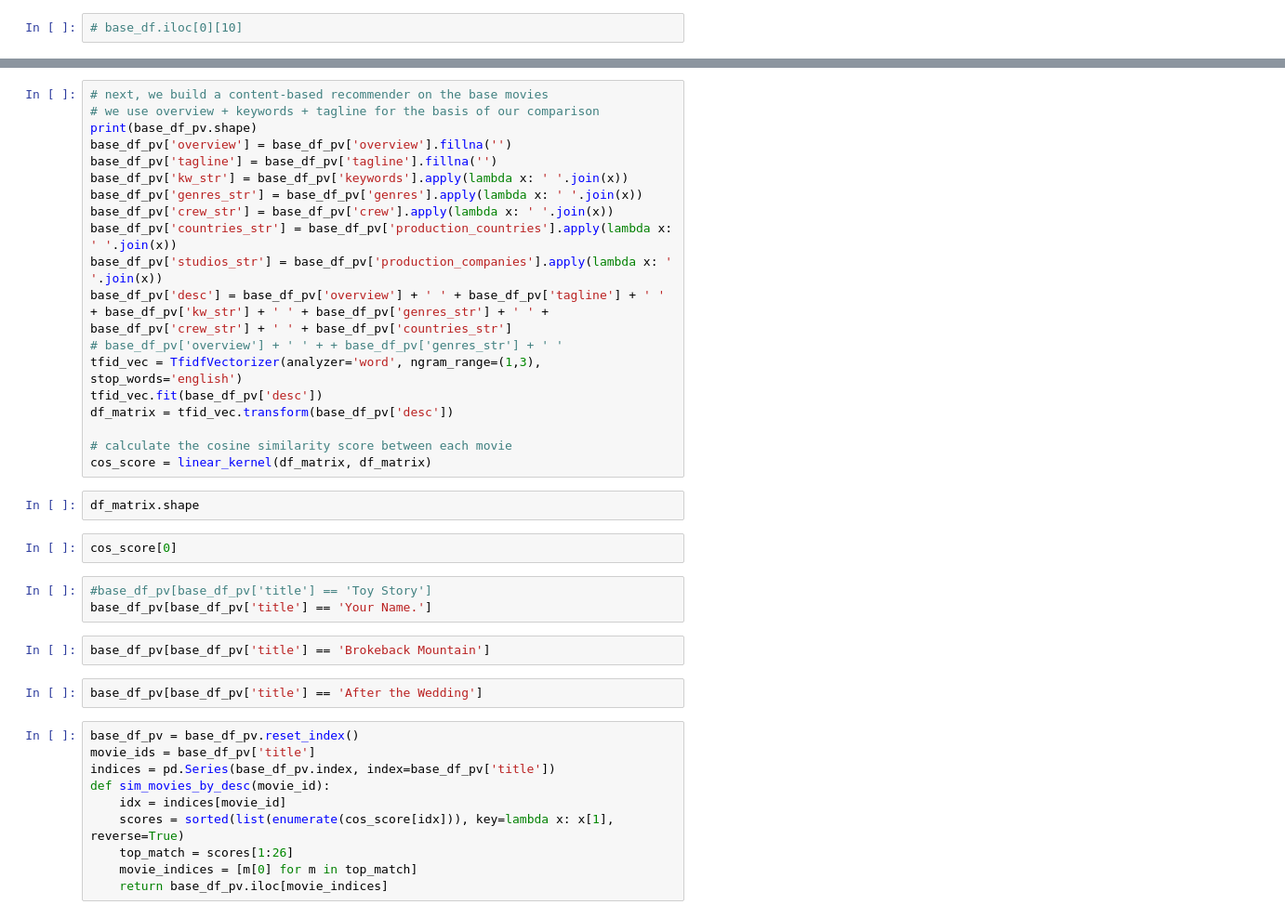
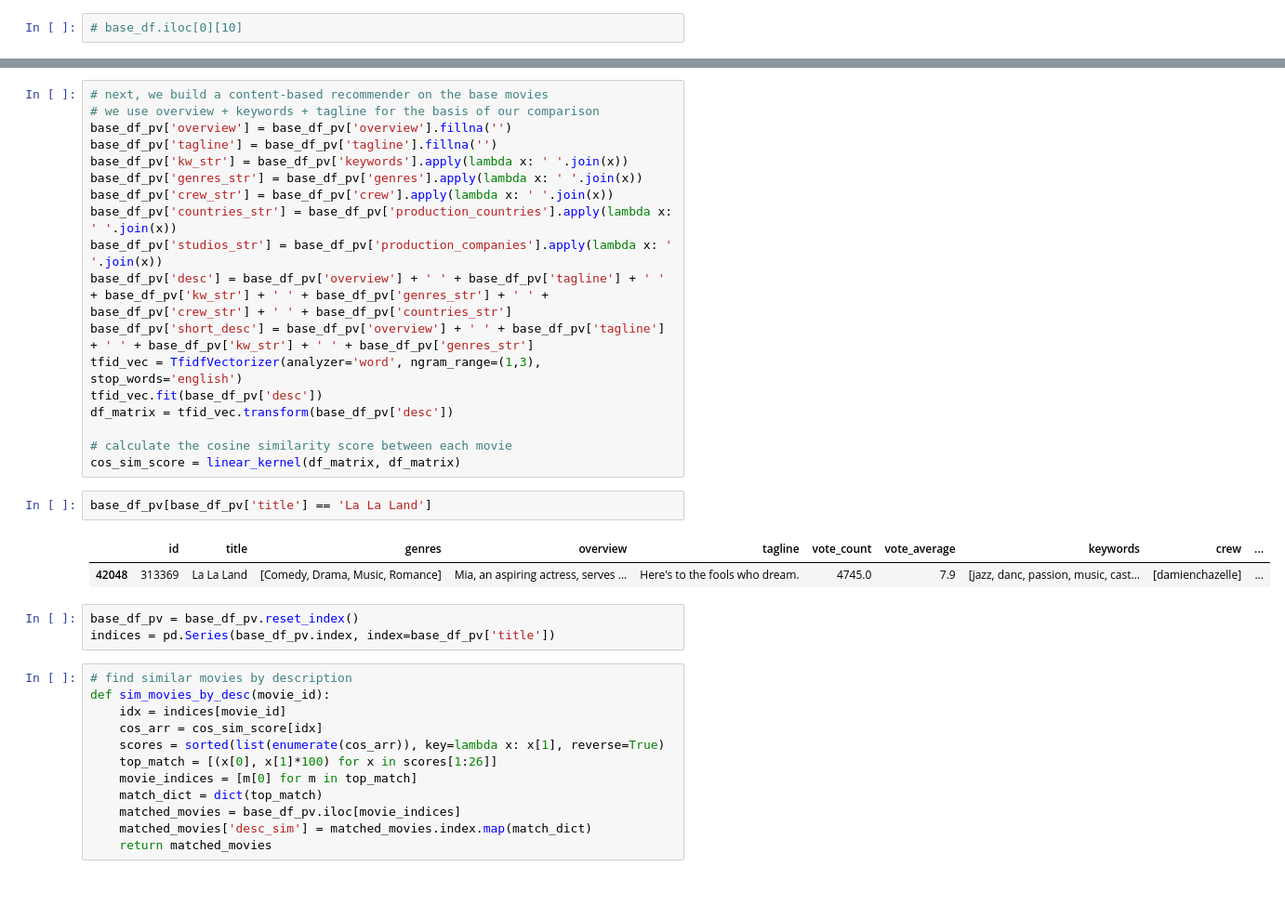
Before and after one commit to Cadey-chen/movie_recommender, a Jupyter notebook: movie_recommender.ipynb, the cells around one changed output, grey strips where cells are left out. Shown: that part at 93% size. Saved outputs shown, nothing was run; the diff lists cells and outputs as text; blank space fills up the shorter version.

```diff
--- a/movie_recommender.ipynb
+++ b/movie_recommender.ipynb
@@ -137,7 +220,6 @@ movies_by_genre('Romance', 'ratings').head(10)
 # %%
 # next, we build a content-based recommender on the base movies
 # we use overview + keywords + tagline for the basis of our comparison
-print(base_df_pv.shape)
 base_df_pv['overview'] = base_df_pv['overview'].fillna('')
 base_df_pv['tagline'] = base_df_pv['tagline'].fillna('')
 base_df_pv['kw_str'] = base_df_pv['keywords'].apply(lambda x: ' '.join(x))
@@ -146,32 +228,31 @@ base_df_pv['crew_str'] = base_df_pv['crew'].apply(lambda x: ' '.join(x))
 base_df_pv['countries_str'] = base_df_pv['production_countries'].apply(lambda x: ' '.join(x))
 base_df_pv['studios_str'] = base_df_pv['production_companies'].apply(lambda x: ' '.join(x))
 base_df_pv['desc'] = base_df_pv['overview'] + ' ' + base_df_pv['tagline'] + ' ' + base_df_pv['kw_str'] + ' ' + base_df_pv['genres_str'] + ' ' + base_df_pv['crew_str'] + ' ' + base_df_pv['countries_str']
-# base_df_pv['overview'] + ' ' + + base_df_pv['genres_str'] + ' '
+base_df_pv['short_desc'] = base_df_pv['overview'] + ' ' + base_df_pv['tagline'] + ' ' + base_df_pv['kw_str'] + ' ' + base_df_pv['genres_str']
 tfid_vec = TfidfVectorizer(analyzer='word', ngram_range=(1,3), stop_words='english')
 tfid_vec.fit(base_df_pv['desc'])
 df_matrix = tfid_vec.transform(base_df_pv['desc'])
 
 # calculate the cosine similarity score between each movie
-cos_score = linear_kernel(df_matrix, df_matrix)
+cos_sim_score = linear_kernel(df_matrix, df_matrix)
-# %%
-df_matrix.shape
-# %%
-cos_score[0]
-# %%
-#base_df_pv[base_df_pv['title'] == 'Toy Story']
-base_df_pv[base_df_pv['title'] == 'Your Name.']
-# %%
-base_df_pv[base_df_pv['title'] == 'Brokeback Mountain']
 # %%
-base_df_pv[base_df_pv['title'] == 'After the Wedding']
+base_df_pv[base_df_pv['title'] == 'La La Land']
+# %% [output]
+|  | id | title | genres | overview | tagline | vote_count | vote_average | keywords | crew | ... |
+| 42048 | 313369 | La La Land | [Comedy, Drama, Music, Romance] | Mia, an aspiring actress, serves ... | Here's to the fools who dream. | 4745.0 | 7.9 | [jazz, danc, passion, music, cast... | [damienchazelle] | ... |
+# %%
+base_df_pv = base_df_pv.reset_index()
+indices = pd.Series(base_df_pv.index, index=base_df_pv['title'])
 # %%
-base_df_pv = base_df_pv.reset_index()
-movie_ids = base_df_pv['title']
-indices = pd.Series(base_df_pv.index, index=base_df_pv['title'])
+# find similar movies by description
 def sim_movies_by_desc(movie_id):
     idx = indices[movie_id]
-    scores = sorted(list(enumerate(cos_score[idx])), key=lambda x: x[1], reverse=True)
-    top_match = scores[1:26]
+    cos_arr = cos_sim_score[idx]
+    scores = sorted(list(enumerate(cos_arr)), key=lambda x: x[1], reverse=True)
+    top_match = [(x[0], x[1]*100) for x in scores[1:26]]
     movie_indices = [m[0] for m in top_match]
-    return base_df_pv.iloc[movie_indices]
+    match_dict = dict(top_match)
+    matched_movies = base_df_pv.iloc[movie_indices]
+    matched_movies['desc_sim'] = matched_movies.index.map(match_dict)
+    return matched_movies
 # %%
```
Also changed, not shown: parts of 17 cells of this notebook.
